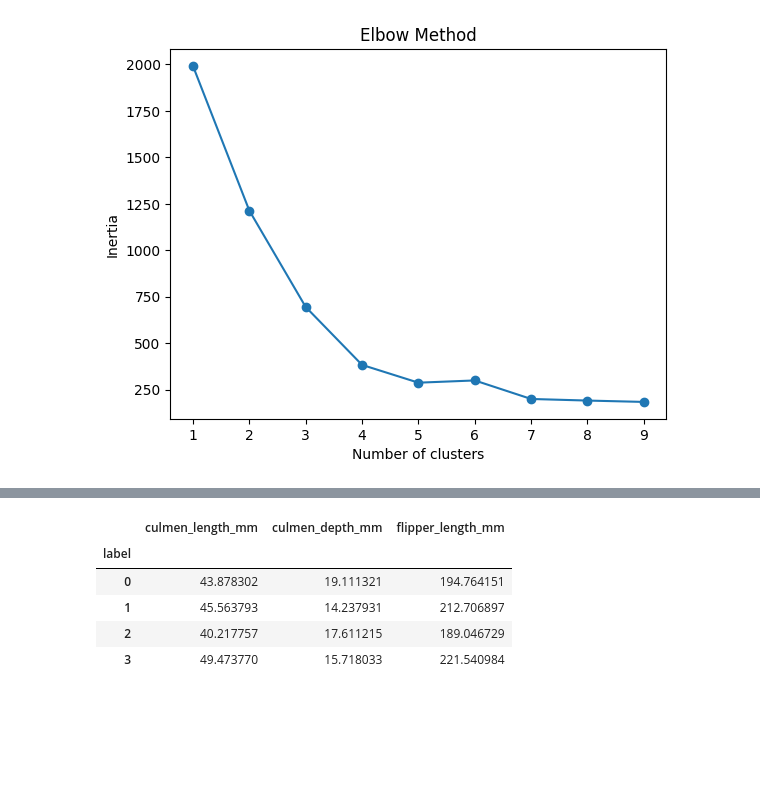
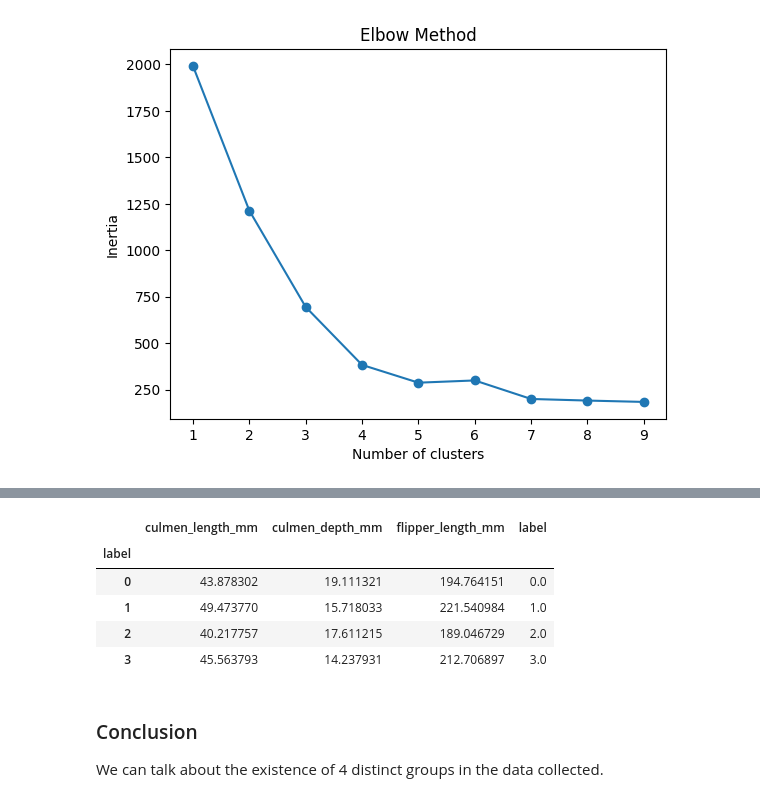
Before and after one commit to ealmiras/antarctic_penguins, a Jupyter notebook: notebook.ipynb, the cells around one changed output, grey strips where cells are left out. Drawn from its saved outputs; the diff is of its cells as text; code cells hidden in the pictures; blank space fills up the shorter version.

```diff
--- a/notebook.ipynb
+++ b/notebook.ipynb
@@ -116,11 +145,16 @@ plt.show()
-# %%
-numeric_columns = ['culmen_length_mm', 'culmen_depth_mm', 'flipper_length_mm','label']
-stat_penguins = p_df[numeric_columns].groupby('label').mean()
-stat_penguins
-# %% [output]
-|  | culmen_length_mm | culmen_depth_mm | flipper_length_mm |
-| label |  |  |  |
-| 0 | 43.878302 | 19.111321 | 194.764151 |
-| 1 | 45.563793 | 14.237931 | 212.706897 |
-| 2 | 40.217757 | 17.611215 | 189.046729 |
-| 3 | 49.473770 | 15.718033 | 221.540984 |
+# %%
+penguins_df['label'] = kmeans.labels_
+numeric_columns = ['culmen_length_mm', 'culmen_depth_mm', 'flipper_length_mm', 'label']
+stat_penguins = penguins_df.groupby('label')[numeric_columns].mean()
+stat_penguins
+# %% [output]
+|  | culmen_length_mm | culmen_depth_mm | flipper_length_mm | label |
+| label |  |  |  |  |
+| 0 | 43.878302 | 19.111321 | 194.764151 | 0.0 |
+| 1 | 49.473770 | 15.718033 | 221.540984 | 1.0 |
+| 2 | 40.217757 | 17.611215 | 189.046729 | 2.0 |
+| 3 | 45.563793 | 14.237931 | 212.706897 | 3.0 |
+# %% [markdown]
+### Conclusion
+
+We can talk about the existence of 4 distinct groups in the data collected.
```
Also changed, not shown: parts of 9 cells of this notebook.
